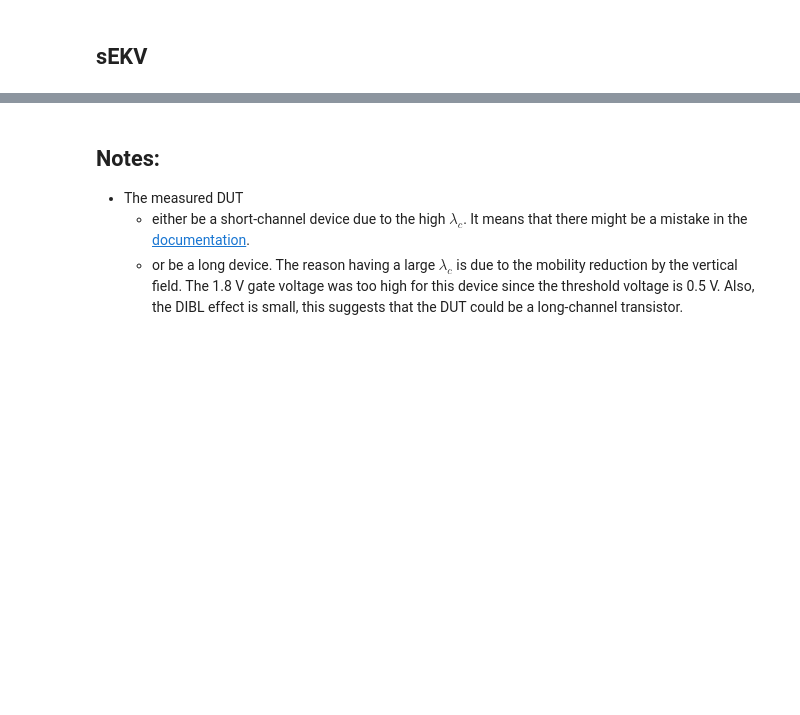
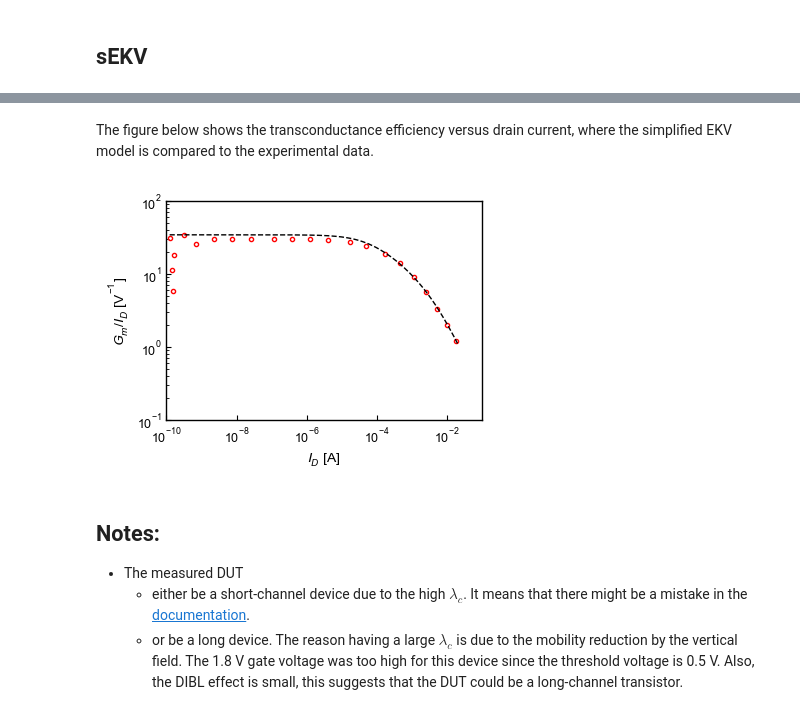
Before and after one commit to google/skywater-pdk-sky130-raw-data, a Jupyter notebook: notebooks/electrical_characterization_sky130_epfl.ipynb, the cells around one changed output, grey strips where cells are left out. Drawn from its saved outputs; the diff is of its cells as text; code cells hidden in the pictures; blank space fills up the shorter version.

```diff
--- a/notebooks/electrical_characterization_sky130_epfl.ipynb
+++ b/notebooks/electrical_characterization_sky130_epfl.ipynb
@@ -150,3 +159,17 @@ res.run_extraction();
+# %% [markdown]
+The figure below shows the transconductance efficiency versus drain current, where the simplified EKV model is compared to the experimental data.
+# %%
+Gm_over_ID = np.gradient(np.log(idvg_sat.ID), idvg_sat.VG)
+ax = plt.gca()
+
+ax.loglog(idvg_sat.ID, Gm_over_ID, marker='o', color='r', ls='')
+ax.loglog(res.IC*res.Ispec, res.get_sim_gms_over_IC()/(res.n*res.Ut), ls='--')
+
+ax.set_xlabel("$I_D$ [A]")
+ax.set_ylabel("$G_m/I_D$ [V$^{-1}$]")
+ax.set_xlim(1e-10, 1e-1);
+# %% [output]
+[figure, added]
 # %% [markdown]
 ## Notes:
 - The measured DUT
```
Also changed, not shown: parts of 27 cells of this notebook.
